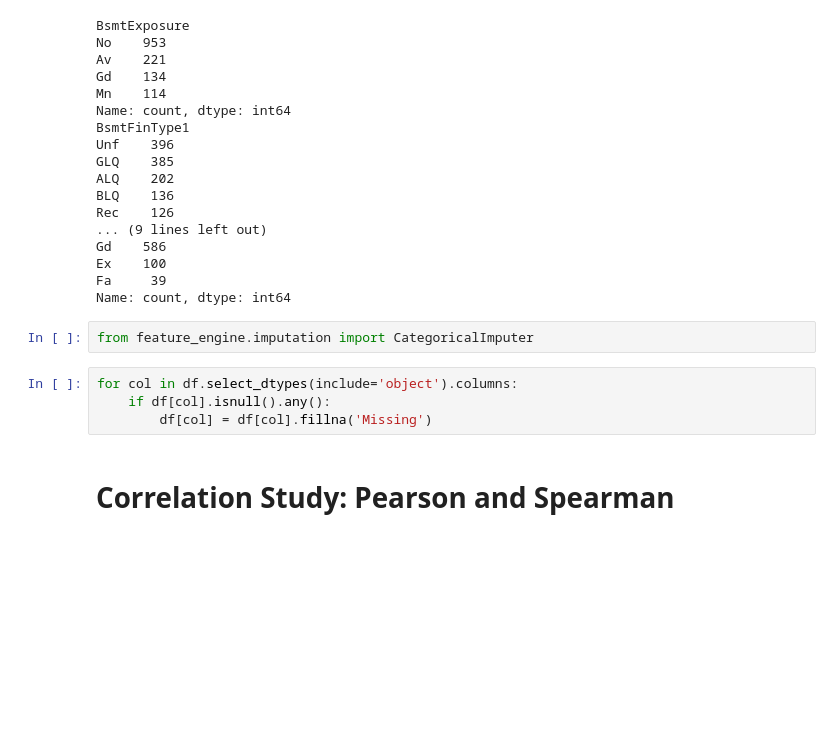
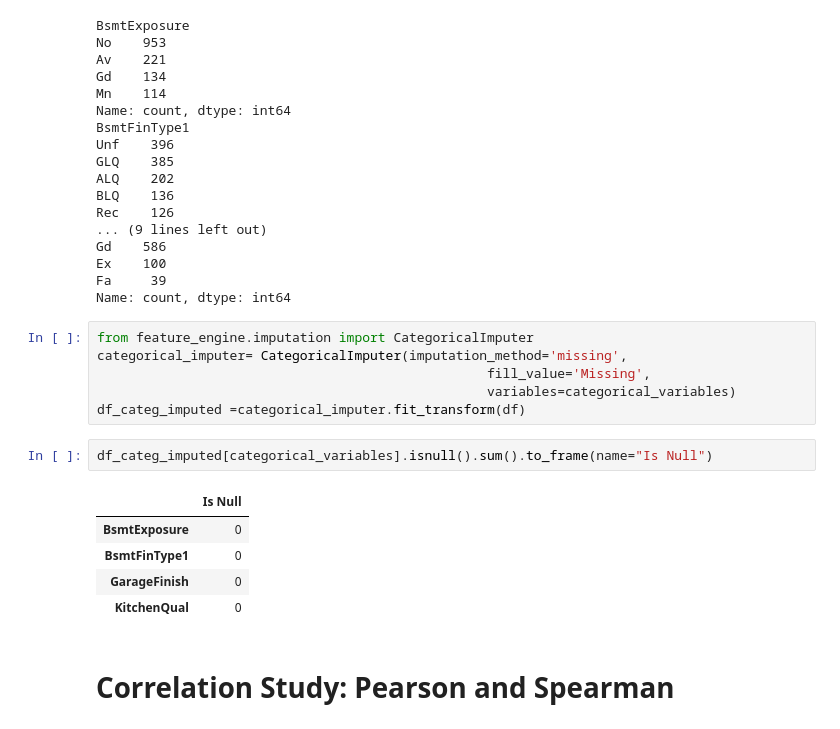
Before and after one commit to ParedesGab/PP5-heritage-housing-issues, a Jupyter notebook: jupyter_notebooks/House Sales Price Study.ipynb, the cells around one changed output. Drawn from its saved outputs; the diff is of its cells as text; blank space fills up the shorter version.

Commit message:
Complete categorical imputation to replace missing values

```diff
--- a/jupyter_notebooks/House Sales Price Study.ipynb
+++ b/jupyter_notebooks/House Sales Price Study.ipynb
@@ -125,10 +125,18 @@ Fa     39
 Name: count, dtype: int64
 # %%
 from feature_engine.imputation import CategoricalImputer
+categorical_imputer= CategoricalImputer(imputation_method='missing',
+                                                  fill_value='Missing',
+                                                  variables=categorical_variables)
+df_categ_imputed =categorical_imputer.fit_transform(df)
-# %%
-for col in df.select_dtypes(include='object').columns:
-    if df[col].isnull().any():
-        df[col] = df[col].fillna('Missing')
+# %%
+df_categ_imputed[categorical_variables].isnull().sum().to_frame(name="Is Null")
+# %% [output]
+|  | Is Null |
+| BsmtExposure | 0 |
+| BsmtFinType1 | 0 |
+| GarageFinish | 0 |
+| KitchenQual | 0 |
 # %% [markdown]
 # Correlation Study: Pearson and Spearman
 # %% [markdown]
```
